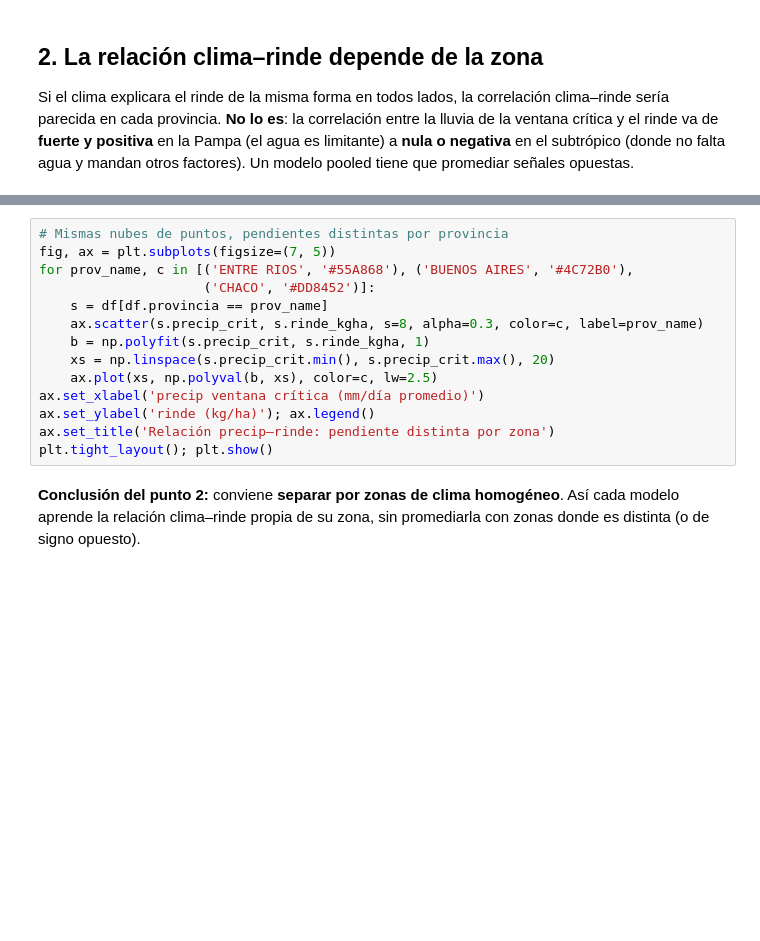
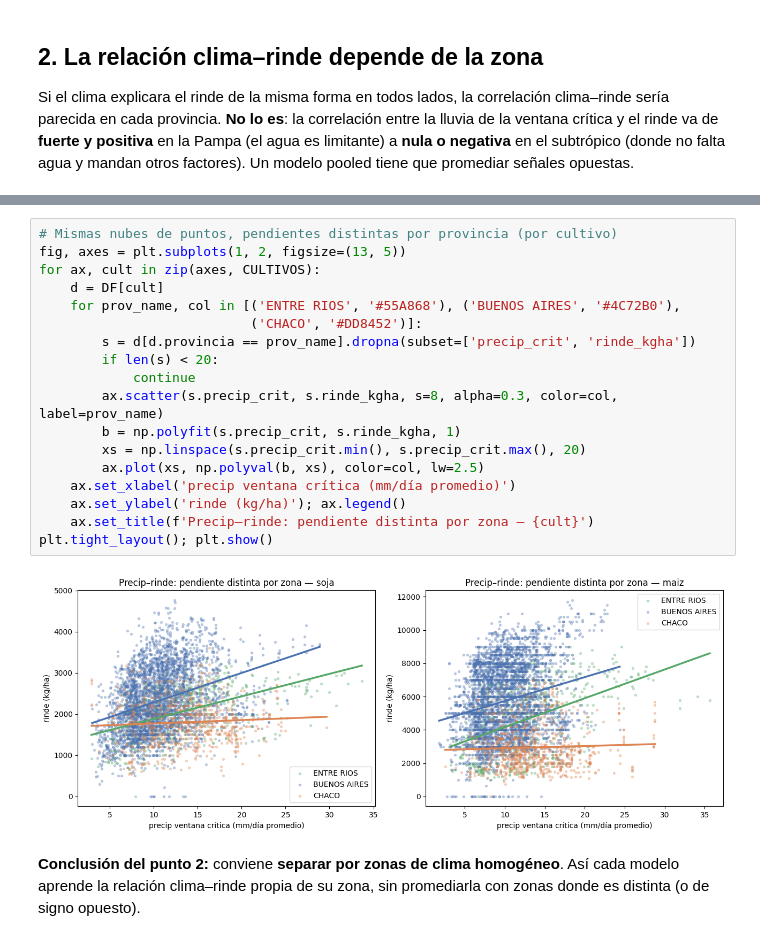
Before and after one commit to Castanosjoaquin/Trabajo_final_ML, a Jupyter notebook: componente_b/experimentos/00_eda_rinde_y_features.ipynb, the cells around one changed output, grey strips where cells are left out. Drawn from its saved outputs; the diff is of its cells as text; blank space fills up the shorter version.

```diff
--- a/componente_b/experimentos/00_eda_rinde_y_features.ipynb
+++ b/componente_b/experimentos/00_eda_rinde_y_features.ipynb
@@ -96,17 +143,23 @@ ax.set_xlabel('correlación de Pearson'); ax.legend(); plt.tight_layout(); plt.s
 # %%
-# Mismas nubes de puntos, pendientes distintas por provincia
-fig, ax = plt.subplots(figsize=(7, 5))
-for prov_name, c in [('ENTRE RIOS', '#55A868'), ('BUENOS AIRES', '#4C72B0'),
-                     ('CHACO', '#DD8452')]:
-    s = df[df.provincia == prov_name]
-    ax.scatter(s.precip_crit, s.rinde_kgha, s=8, alpha=0.3, color=c, label=prov_name)
-    b = np.polyfit(s.precip_crit, s.rinde_kgha, 1)
-    xs = np.linspace(s.precip_crit.min(), s.precip_crit.max(), 20)
-    ax.plot(xs, np.polyval(b, xs), color=c, lw=2.5)
-ax.set_xlabel('precip ventana crítica (mm/día promedio)')
-ax.set_ylabel('rinde (kg/ha)'); ax.legend()
-ax.set_title('Relación precip–rinde: pendiente distinta por zona')
+# Mismas nubes de puntos, pendientes distintas por provincia (por cultivo)
+fig, axes = plt.subplots(1, 2, figsize=(13, 5))
+for ax, cult in zip(axes, CULTIVOS):
+    d = DF[cult]
+    for prov_name, col in [('ENTRE RIOS', '#55A868'), ('BUENOS AIRES', '#4C72B0'),
+                           ('CHACO', '#DD8452')]:
+        s = d[d.provincia == prov_name].dropna(subset=['precip_crit', 'rinde_kgha'])
+        if len(s) < 20:
+            continue
+        ax.scatter(s.precip_crit, s.rinde_kgha, s=8, alpha=0.3, color=col, label=prov_name)
+        b = np.polyfit(s.precip_crit, s.rinde_kgha, 1)
+        xs = np.linspace(s.precip_crit.min(), s.precip_crit.max(), 20)
+        ax.plot(xs, np.polyval(b, xs), color=col, lw=2.5)
+    ax.set_xlabel('precip ventana crítica (mm/día promedio)')
+    ax.set_ylabel('rinde (kg/ha)'); ax.legend()
+    ax.set_title(f'Precip–rinde: pendiente distinta por zona — {cult}')
 plt.tight_layout(); plt.show()
+# %% [output]
+[figure, added]
 # %% [markdown]
 **Conclusión del punto 2:** conviene **separar por zonas de clima homogéneo**. Así
 cada modelo aprende la relación clima–rinde propia de su zona, sin promediarla con
```
Also changed, not shown: parts of 8 cells of this notebook, 46 other files.
